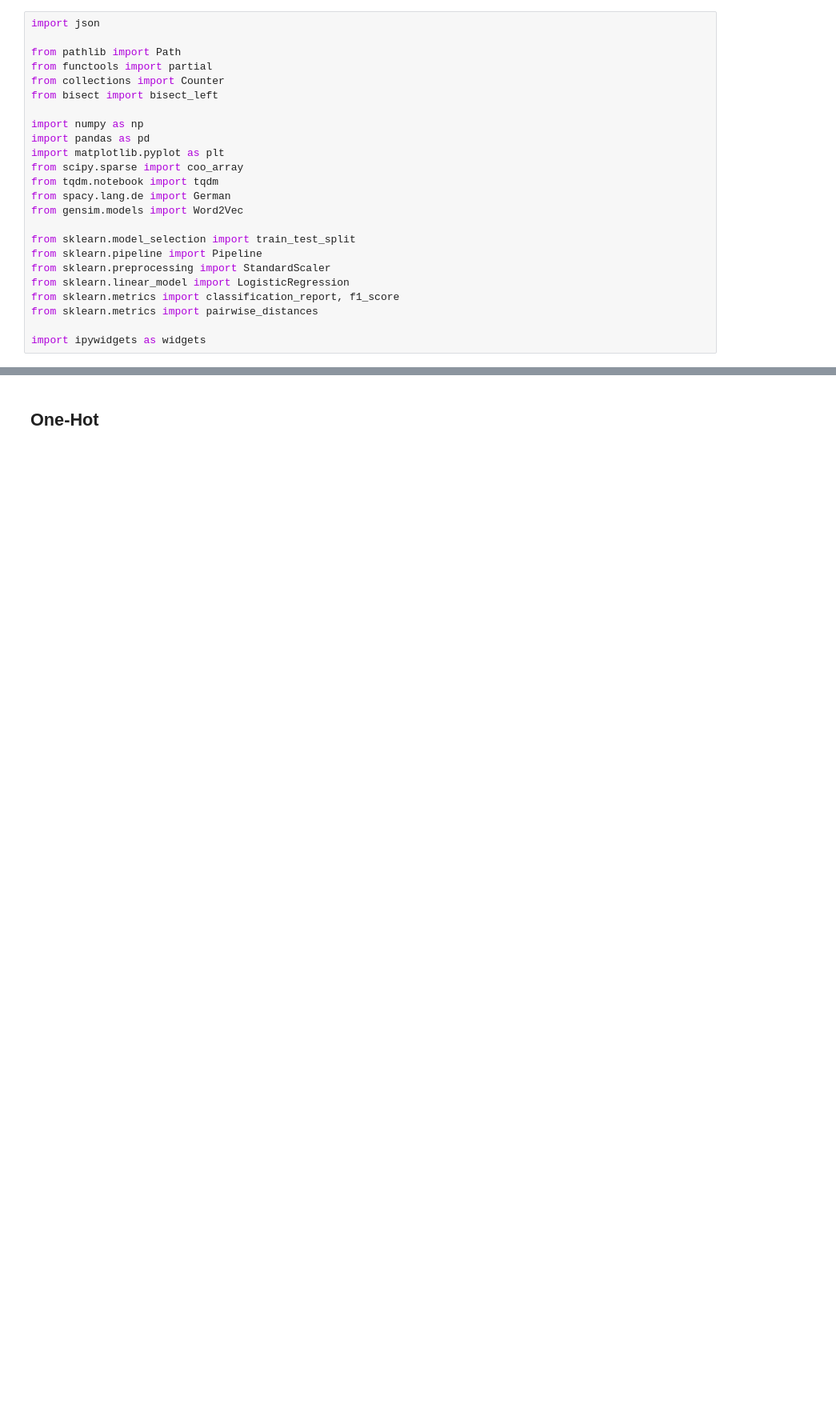
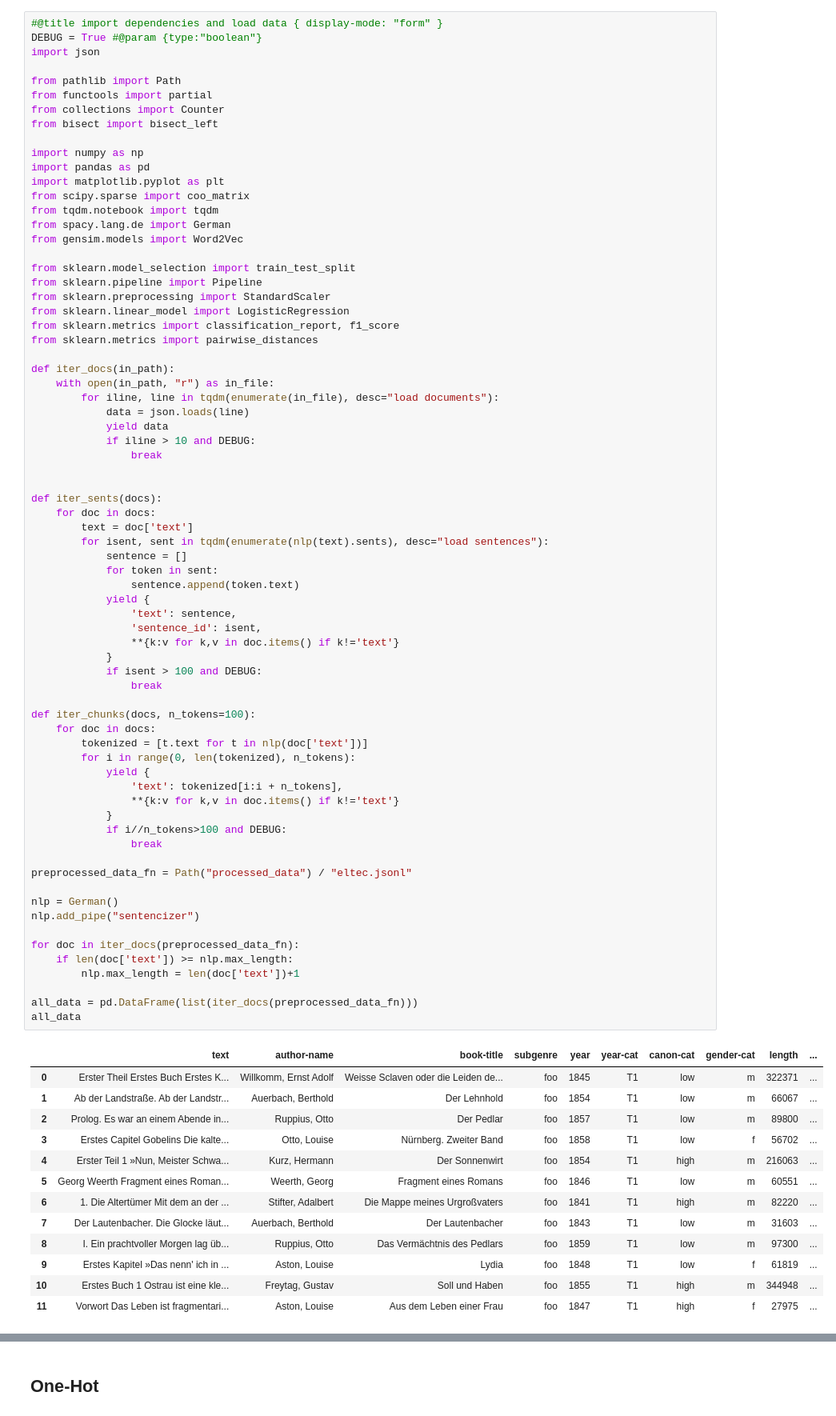
Before and after one commit to millawell/textexplorationen-in-der-digitalen-literaturwissenschaft, a Jupyter notebook: code/02-Textrepräsentationen.ipynb, the cells around one changed output, grey strips where cells are left out. Shown at 80% size. Cells and saved outputs as stored; diff of their text form; blank space fills up the shorter version.

```diff
--- a/code/02-Textrepräsentationen.ipynb
+++ b/code/02-Textrepräsentationen.ipynb
@@ -3,24 +11,85 @@
 # %%
+#@title import dependencies and load data { display-mode: "form" }
+DEBUG = True #@param {type:"boolean"}
 import json
 
 from pathlib import Path
 from functools import partial
 from collections import Counter
 from bisect import bisect_left
 
 import numpy as np
 import pandas as pd
 import matplotlib.pyplot as plt
-from scipy.sparse import coo_array
+from scipy.sparse import coo_matrix
 from tqdm.notebook import tqdm
 from spacy.lang.de import German
 from gensim.models import Word2Vec
 
 from sklearn.model_selection import train_test_split
 from sklearn.pipeline import Pipeline
 from sklearn.preprocessing import StandardScaler
 from sklearn.linear_model import LogisticRegression
 from sklearn.metrics import classification_report, f1_score
 from sklearn.metrics import pairwise_distances
 
-import ipywidgets as widgets
+def iter_docs(in_path):
+    with open(in_path, "r") as in_file:
+        for iline, line in tqdm(enumerate(in_file), desc="load documents"):
+            data = json.loads(line)
+            yield data
+            if iline > 10 and DEBUG:
+                break
+
+
+def iter_sents(docs):
+    for doc in docs:
+        text = doc['text']
+        for isent, sent in tqdm(enumerate(nlp(text).sents), desc="load sentences"):
+            sentence = []
+            for token in sent:
+                sentence.append(token.text)
+            yield {
+                'text': sentence,
+                'sentence_id': isent,
+                **{k:v for k,v in doc.items() if k!='text'}
+            }
+            if isent > 100 and DEBUG:
+                break
+
+def iter_chunks(docs, n_tokens=100):
+    for doc in docs:
+        tokenized = [t.text for t in nlp(doc['text'])]
+        for i in range(0, len(tokenized), n_tokens):
+            yield {
+                'text': tokenized[i:i + n_tokens],
+                **{k:v for k,v in doc.items() if k!='text'}
+            }
+            if i//n_tokens>100 and DEBUG:
+                break
+
+preprocessed_data_fn = Path("processed_data") / "eltec.jsonl"
+
+nlp = German()
+nlp.add_pipe("sentencizer")
+
+for doc in iter_docs(preprocessed_data_fn):
+    if len(doc['text']) >= nlp.max_length:
+        nlp.max_length = len(doc['text'])+1
+
+all_data = pd.DataFrame(list(iter_docs(preprocessed_data_fn)))
+all_data
+# %% [output]
+|  | text | author-name | book-title | subgenre | year | year-cat | canon-cat | gender-cat | length | ... |
+| 0 | Erster Theil Erstes Buch Erstes K... | Willkomm, Ernst Adolf | Weisse Sclaven oder die Leiden de... | foo | 1845 | T1 | low | m | 322371 | ... |
+| 1 | Ab der Landstraße. Ab der Landstr... | Auerbach, Berthold | Der Lehnhold | foo | 1854 | T1 | low | m | 66067 | ... |
+| 2 | Prolog. Es war an einem Abende in... | Ruppius, Otto | Der Pedlar | foo | 1857 | T1 | low | m | 89800 | ... |
+| 3 | Erstes Capitel Gobelins Die kalte... | Otto, Louise | Nürnberg. Zweiter Band | foo | 1858 | T1 | low | f | 56702 | ... |
+| 4 | Erster Teil 1 »Nun, Meister Schwa... | Kurz, Hermann | Der Sonnenwirt | foo | 1854 | T1 | high | m | 216063 | ... |
+| 5 | Georg Weerth Fragment eines Roman... | Weerth, Georg | Fragment eines Romans | foo | 1846 | T1 | low | m | 60551 | ... |
+| 6 | 1. Die Altertümer Mit dem an der ... | Stifter, Adalbert | Die Mappe meines Urgroßvaters | foo | 1841 | T1 | high | m | 82220 | ... |
+| 7 | Der Lautenbacher. Die Glocke läut... | Auerbach, Berthold | Der Lautenbacher | foo | 1843 | T1 | low | m | 31603 | ... |
+| 8 | I. Ein prachtvoller Morgen lag üb... | Ruppius, Otto | Das Vermächtnis des Pedlars | foo | 1859 | T1 | low | m | 97300 | ... |
+| 9 | Erstes Kapitel »Das nenn' ich in ... | Aston, Louise | Lydia | foo | 1848 | T1 | low | f | 61819 | ... |
+| 10 | Erstes Buch 1 Ostrau ist eine kle... | Freytag, Gustav | Soll und Haben | foo | 1855 | T1 | high | m | 344948 | ... |
+| 11 | Vorwort Das Leben ist fragmentari... | Aston, Louise | Aus dem Leben einer Frau | foo | 1847 | T1 | high | f | 27975 | ... |
```
Also changed, not shown: parts of 20 cells of this notebook.
